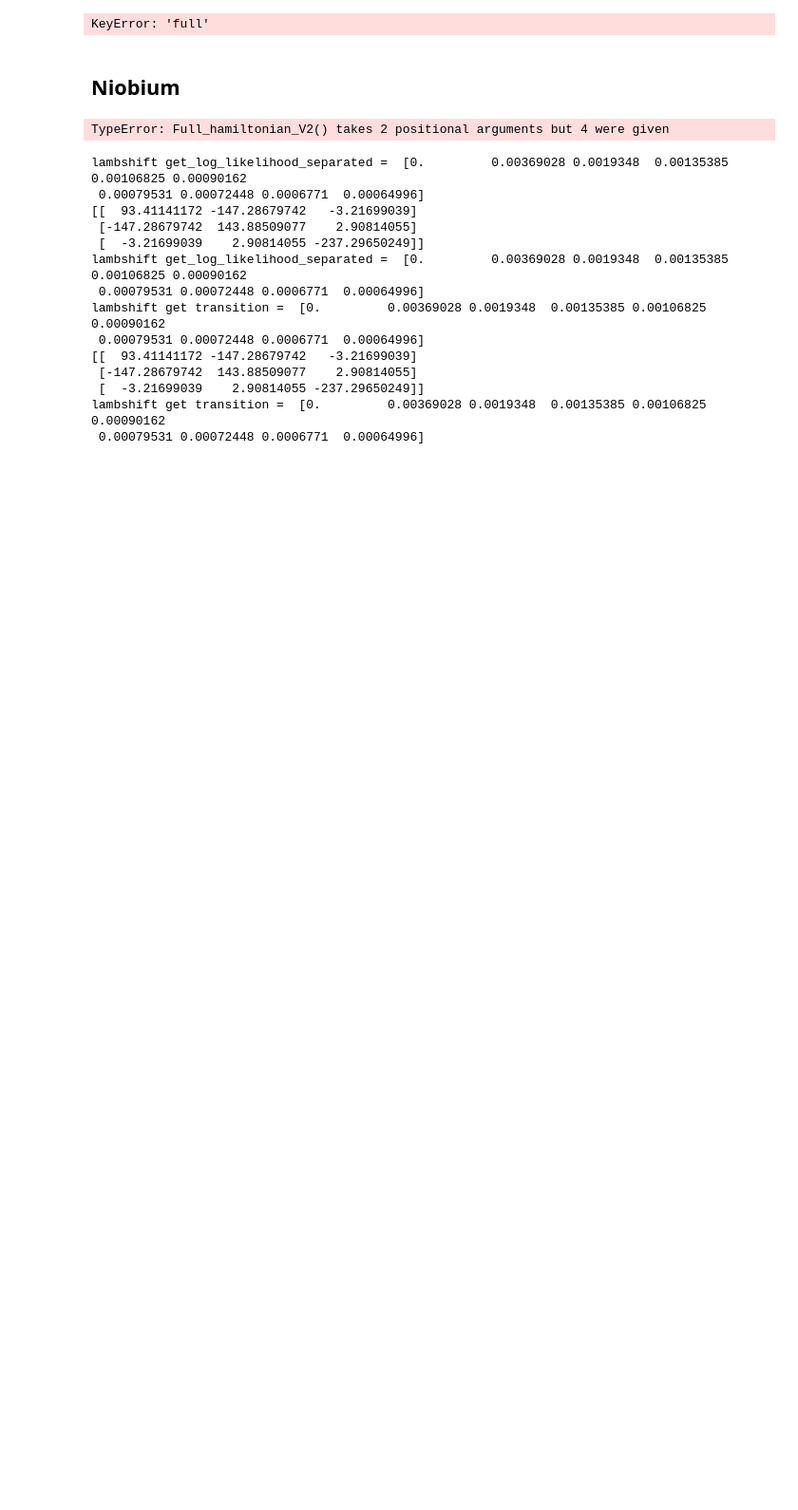
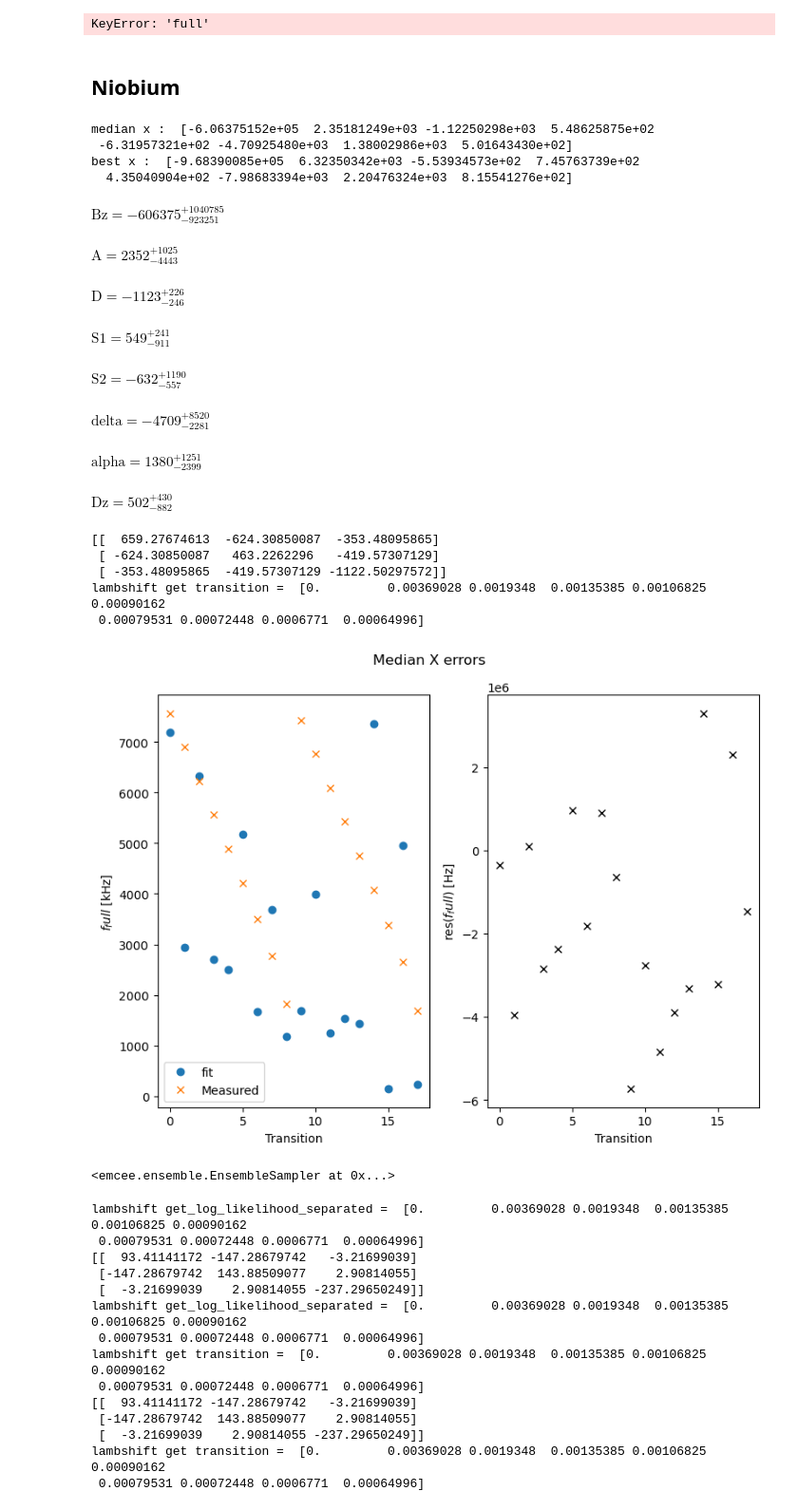
Before and after one commit to leonmyk/Spectroscopy_Hamiltonian_fitter-, a Jupyter notebook: Fitter.ipynb, the cells around one changed output. Shown at 95% size. Drawn from its saved outputs; the diff is of its cells as text; code cells hidden in the pictures; blank space fills up the shorter version.

```diff
--- a/Fitter.ipynb
+++ b/Fitter.ipynb
@@ -327,9 +327,27 @@ KeyError: 'full'
 # %% [markdown]
 ## Niobium
 # %%
-fitter_Nb.run_MCMC(state = State.Full, nsteps = 1000,guess = best_Nb_new_Full,discard= 300,angle = 500)
+fitter_Nb.run_MCMC(state = State.Full, nsteps = 5000,guess = best_Nb_new_Full,discard= 1000,angle = 5*180/np.pi)
 # %% [output]
-TypeError: Full_hamiltonian_V2() takes 2 positional arguments but 4 were given
+median x :  [-6.06375152e+05  2.35181249e+03 -1.12250298e+03  5.48625875e+02
+ -6.31957321e+02 -4.70925480e+03  1.38002986e+03  5.01643430e+02]
+best x :  [-9.68390085e+05  6.32350342e+03 -5.53934573e+02  7.45763739e+02
+  4.35040904e+02 -7.98683394e+03  2.20476324e+03  8.15541276e+02]
+$\displaystyle \mathrm{Bz} = -606375_{-923251}^{+1040785}$
+$\displaystyle \mathrm{A} = 2352_{-4443}^{+1025}$
+$\displaystyle \mathrm{D} = -1123_{-246}^{+226}$
+$\displaystyle \mathrm{S1} = 549_{-911}^{+241}$
+$\displaystyle \mathrm{S2} = -632_{-557}^{+1190}$
+$\displaystyle \mathrm{delta} = -4709_{-2281}^{+8520}$
+$\displaystyle \mathrm{alpha} = 1380_{-2399}^{+1251}$
+$\displaystyle \mathrm{Dz} = 502_{-882}^{+430}$
+[[  659.27674613  -624.30850087  -353.48095865]
+ [ -624.30850087   463.2262296   -419.57307129]
+ [ -353.48095865  -419.57307129 -1122.50297572]]
+lambshift get transition =  [0.         0.00369028 0.0019348  0.00135385 0.00106825 0.00090162
+ 0.00079531 0.00072448 0.0006771  0.00064996]
+[figure, added]
+<emcee.ensemble.EnsembleSampler at 0x...>
 # %%
 fitter_Nb.Plot_Best(State.Full)
 # %% [output]
```
Also changed, not shown: 3 other files.
